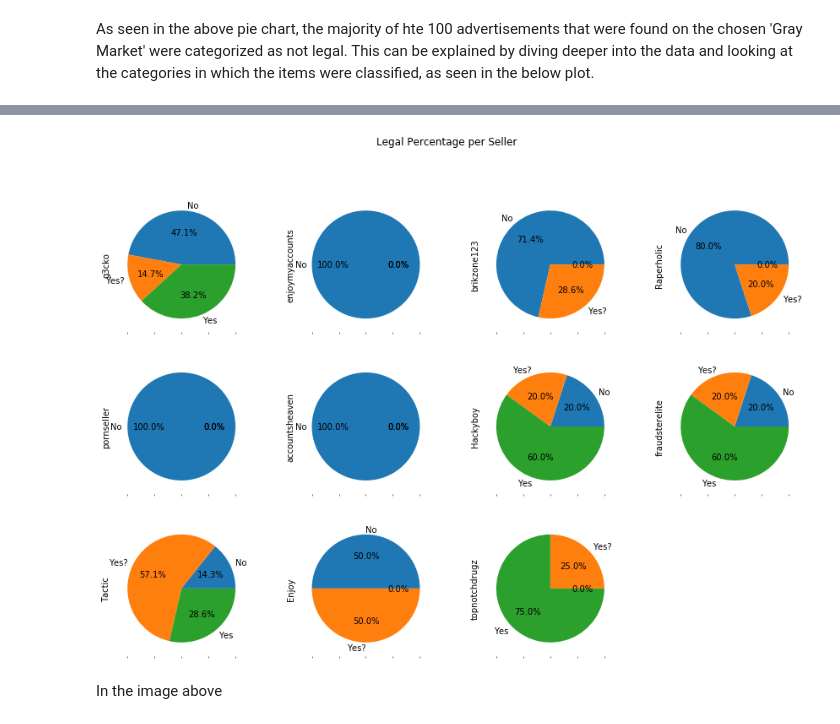
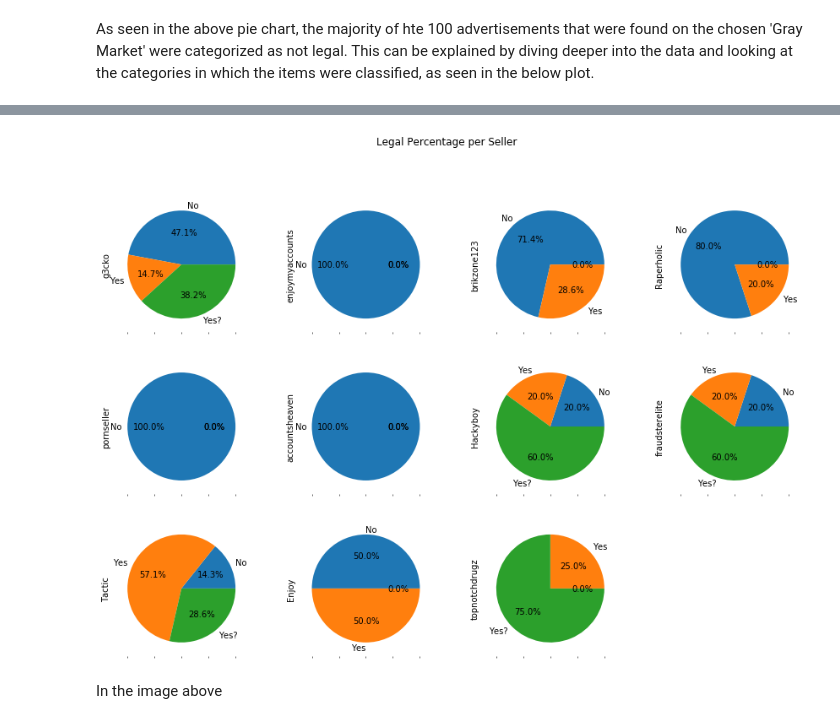
Before and after one commit to NijeboerFrank/jupyter-assignment-1, a Jupyter notebook: MyNotebook.ipynb, the cells around one changed output, grey strips where cells are left out. Drawn from its saved outputs; the diff is of its cells as text; code cells hidden in the pictures.

```diff
--- a/MyNotebook.ipynb
+++ b/MyNotebook.ipynb
@@ -86,13 +94,13 @@ plt.show()
 # %%
 group = df.groupby(['Seller', 'Legal']).size().unstack()
 group = group.fillna(0)
 group = group[group.transpose().sum() > 1]
 group = group.sort_values(by = ['No', 'Yes?', 'Yes'], ascending=False)
-group.transpose().plot.pie(autopct='%.1f%%', subplots=True, figsize=(15,10), layout=(3,4), legend=False, labels=['No', 'Yes?', 'Yes'])
+group.transpose().plot.pie(autopct='%.1f%%', subplots=True, figsize=(15,10), layout=(3,4), legend=False)
 plt.suptitle('Legal Percentage per Seller')
 plt.show()
 # %% [output]
-[figure, old version]
+[figure, new version]
 # %% [markdown]
 In the image above
 # %%
```
Also changed, not shown: parts of 3 cells of this notebook.
